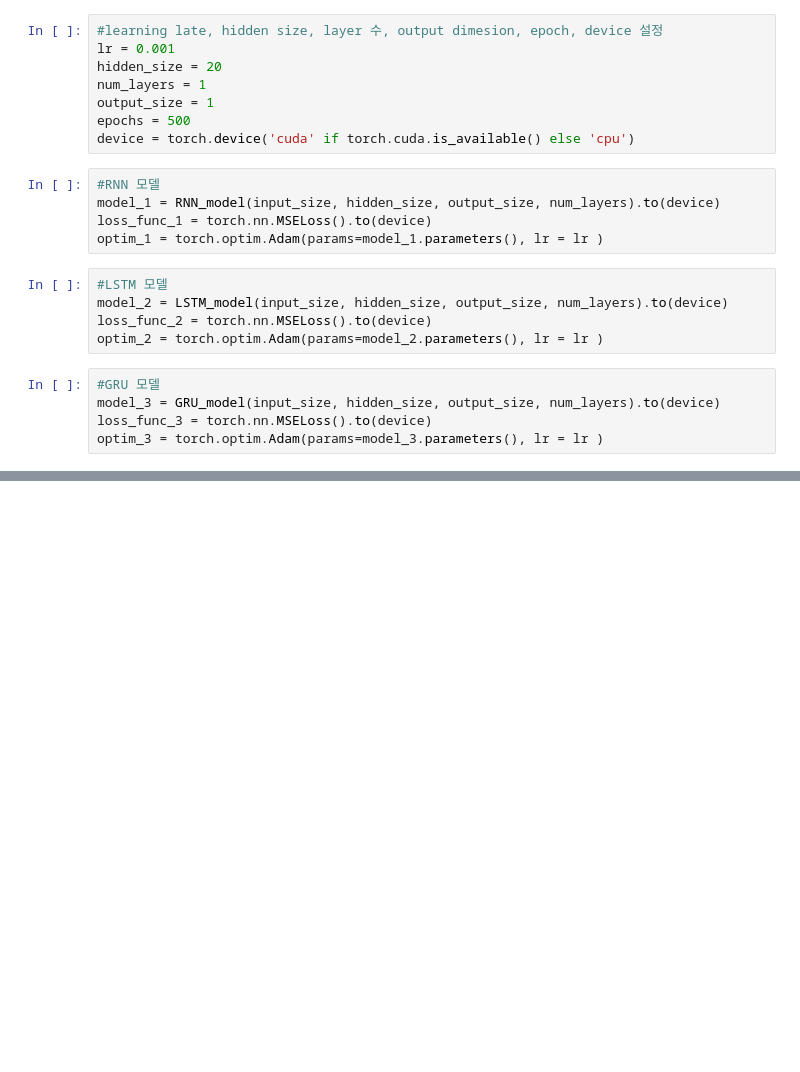
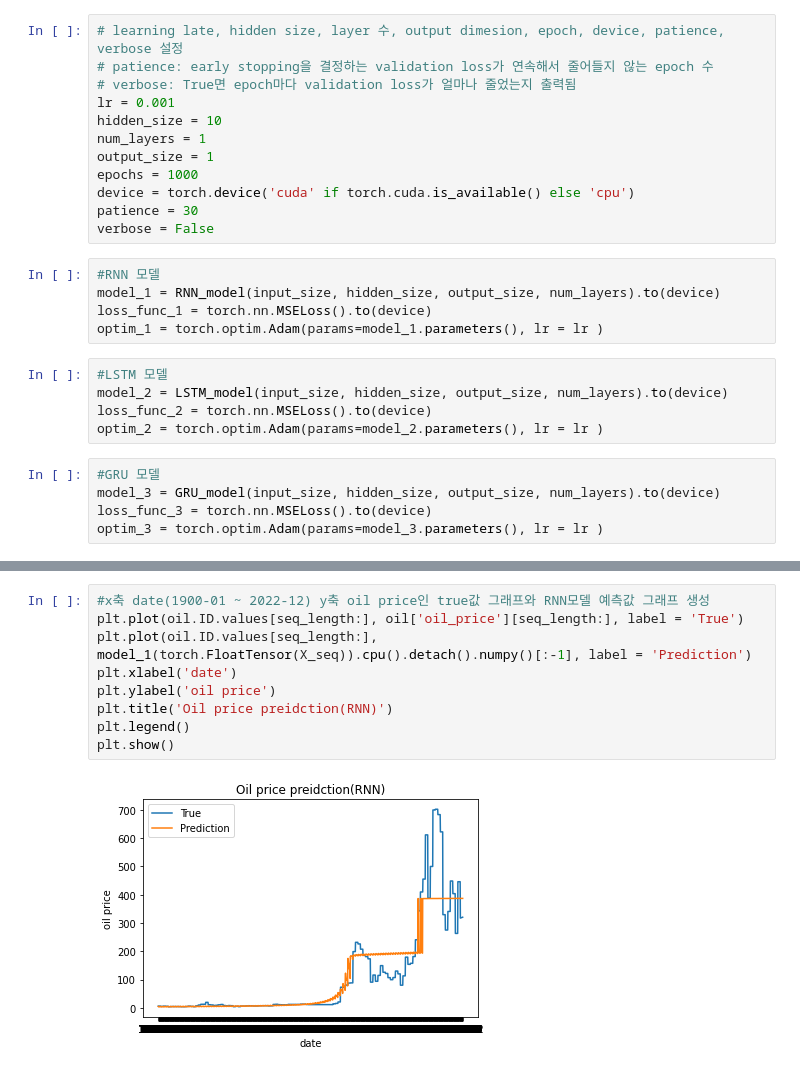
Before and after one commit to Team12-AIProject-Spring2023SKKU/Team12-AIProject-Spring2023SKKU, a Jupyter notebook: prediction_oil.ipynb, the cells around one changed output, grey strips where cells are left out. Drawn from its saved outputs; the diff is of its cells as text; blank space fills up the shorter version.

Commit message:
oil price prediction model

```diff
--- a/prediction_oil.ipynb
+++ b/prediction_oil.ipynb
@@ -175,11 +185,15 @@ def validation(model, dataloader, loss_fn, device):
 # %%
-#learning late, hidden size, layer 수, output dimesion, epoch, device 설정
+# learning late, hidden size, layer 수, output dimesion, epoch, device, patience, verbose 설정
+# patience: early stopping을 결정하는 validation loss가 연속해서 줄어들지 않는 epoch 수
+# verbose: True면 epoch마다 validation loss가 얼마나 줄었는지 출력됨
 lr = 0.001
-hidden_size = 20
+hidden_size = 10
 num_layers = 1
 output_size = 1
-epochs = 500
+epochs = 1000
 device = torch.device('cuda' if torch.cuda.is_available() else 'cpu')
+patience = 30
+verbose = False
 # %%
 #RNN 모델
 model_1 = RNN_model(input_size, hidden_size, output_size, num_layers).to(device)
@@ -439,0 +296,11 @@ plt.show()
+# %%
+#x축 date(1900-01 ~ 2022-12) y축 oil price인 true값 그래프와 RNN모델 예측값 그래프 생성
+plt.plot(oil.ID.values[seq_length:], oil['oil_price'][seq_length:], label = 'True')
+plt.plot(oil.ID.values[seq_length:], model_1(torch.FloatTensor(X_seq)).cpu().detach().numpy()[:-1], label = 'Prediction')
+plt.xlabel('date')
+plt.ylabel('oil price')
+plt.title('Oil price preidction(RNN)')
+plt.legend()
+plt.show()
+# %% [output]
+[figure, added]
```
Also changed, not shown: parts of 60 cells of this notebook.
